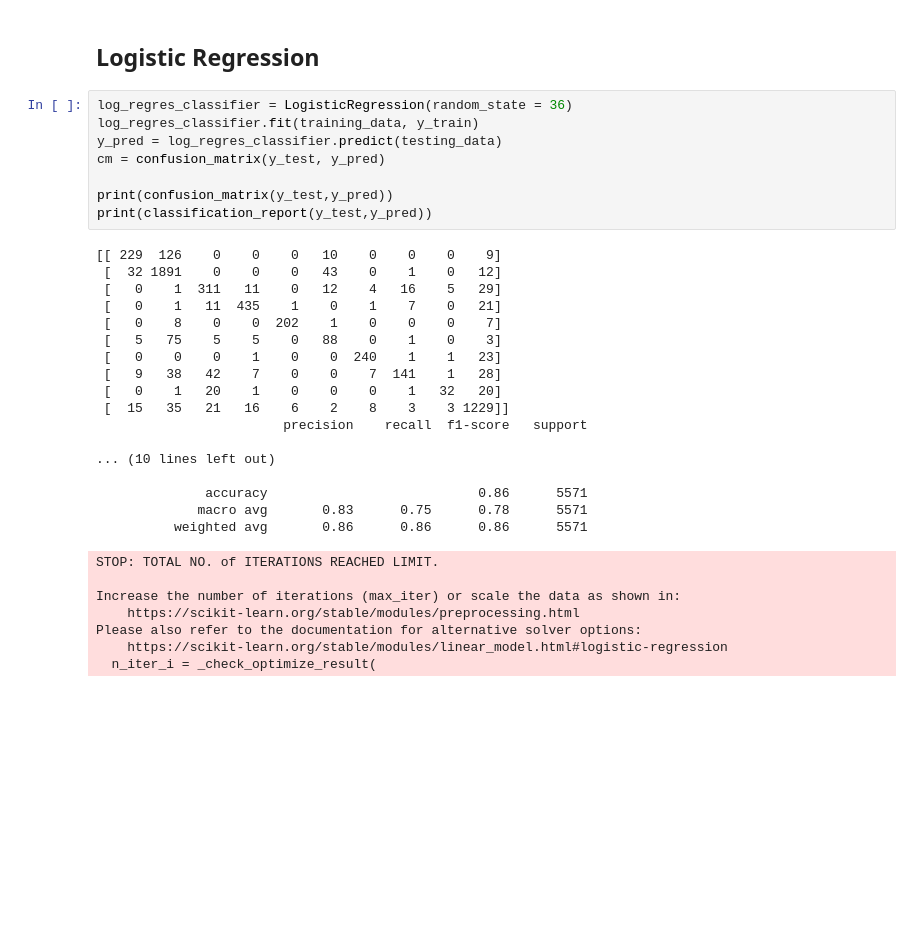
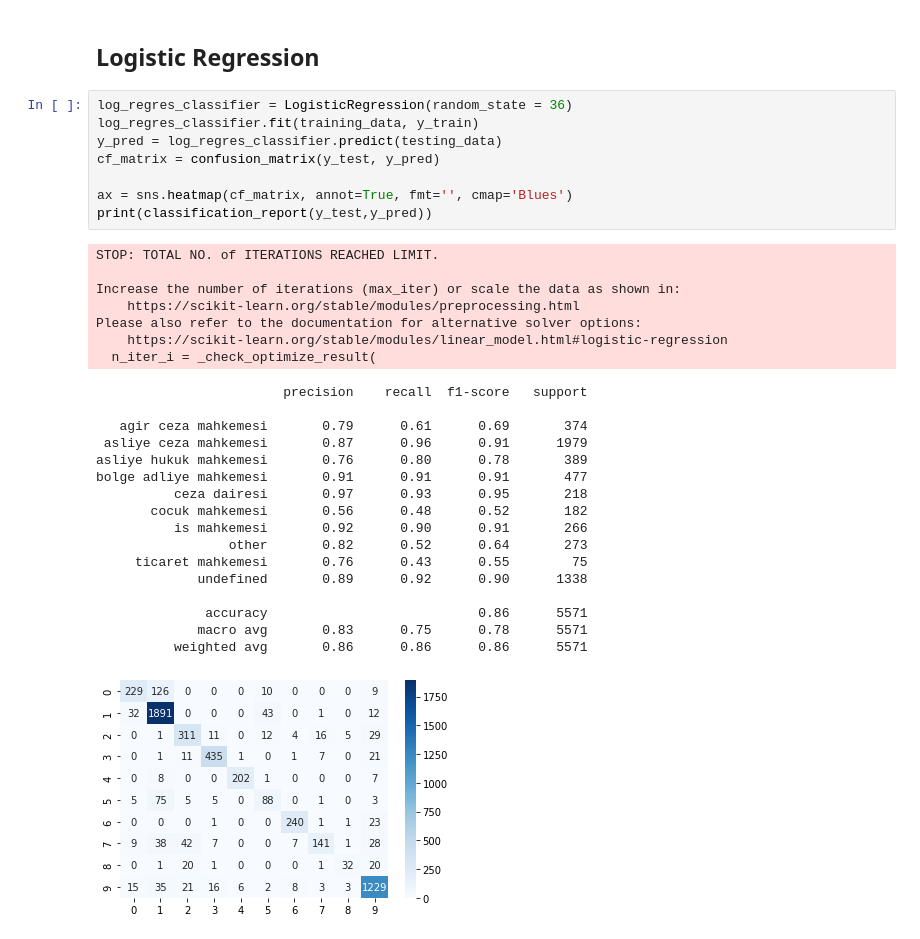
Before and after one commit to anilsenay/CSE4095S22_Grp4, a Jupyter notebook: Delivery 4/svm_lr_mnb_iteration4.ipynb, the cells around one changed output. Cells and saved outputs as stored; diff of their text form; blank space fills up the shorter version.

```diff
--- a/Delivery 4/svm_lr_mnb_iteration4.ipynb
+++ b/Delivery 4/svm_lr_mnb_iteration4.ipynb
@@ -294,33 +300,33 @@ print(classification_report(y_test,predictions))
 # %%
 log_regres_classifier = LogisticRegression(random_state = 36)
 log_regres_classifier.fit(training_data, y_train)
 y_pred = log_regres_classifier.predict(testing_data)
-cm = confusion_matrix(y_test, y_pred)
+cf_matrix = confusion_matrix(y_test, y_pred)
 
-print(confusion_matrix(y_test,y_pred))
+ax = sns.heatmap(cf_matrix, annot=True, fmt='', cmap='Blues')
 print(classification_report(y_test,y_pred))
 # %% [output]
-[[ 229  126    0    0    0   10    0    0    0    9]
- [  32 1891    0    0    0   43    0    1    0   12]
- [   0    1  311   11    0   12    4   16    5   29]
- [   0    1   11  435    1    0    1    7    0   21]
- [   0    8    0    0  202    1    0    0    0    7]
- [   5   75    5    5    0   88    0    1    0    3]
- [   0    0    0    1    0    0  240    1    1   23]
- [   9   38   42    7    0    0    7  141    1   28]
- [   0    1   20    1    0    0    0    1   32   20]
- [  15   35   21   16    6    2    8    3    3 1229]]
-                        precision    recall  f1-score   support
+STOP: TOTAL NO. of ITERATIONS REACHED LIMIT.
 
-... (10 lines left out)
-
-              accuracy                           0.86      5571
-             macro avg       0.83      0.75      0.78      5571
-          weighted avg       0.86      0.86      0.86      5571
+Increase the number of iterations (max_iter) or scale the data as shown in:
+    https://scikit-learn.org/stable/modules/preprocessing.html
+Please also refer to the documentation for alternative solver options:
+    https://scikit-learn.org/stable/modules/linear_model.html#logistic-regression
+  n_iter_i = _check_optimize_result(
-STOP: TOTAL NO. of ITERATIONS REACHED LIMIT.
+                        precision    recall  f1-score   support
 
-Increase the number of iterations (max_iter) or scale the data as shown in:
-    https://scikit-learn.org/stable/modules/preprocessing.html
-Please also refer to the documentation for alternative solver options:
-    https://scikit-learn.org/stable/modules/linear_model.html#logistic-regression
-  n_iter_i = _check_optimize_result(
+   agir ceza mahkemesi       0.79      0.61      0.69       374
+ asliye ceza mahkemesi       0.87      0.96      0.91      1979
+asliye hukuk mahkemesi       0.76      0.80      0.78       389
+bolge adliye mahkemesi       0.91      0.91      0.91       477
+          ceza dairesi       0.97      0.93      0.95       218
+       cocuk mahkemesi       0.56      0.48      0.52       182
+          is mahkemesi       0.92      0.90      0.91       266
+                 other       0.82      0.52      0.64       273
+     ticaret mahkemesi       0.76      0.43      0.55        75
+             undefined       0.89      0.92      0.90      1338
+
+              accuracy                           0.86      5571
+             macro avg       0.83      0.75      0.78      5571
+          weighted avg       0.86      0.86      0.86      5571
+[figure, added]
```
Also changed, not shown: parts of 6 cells of this notebook, 3 other files.
